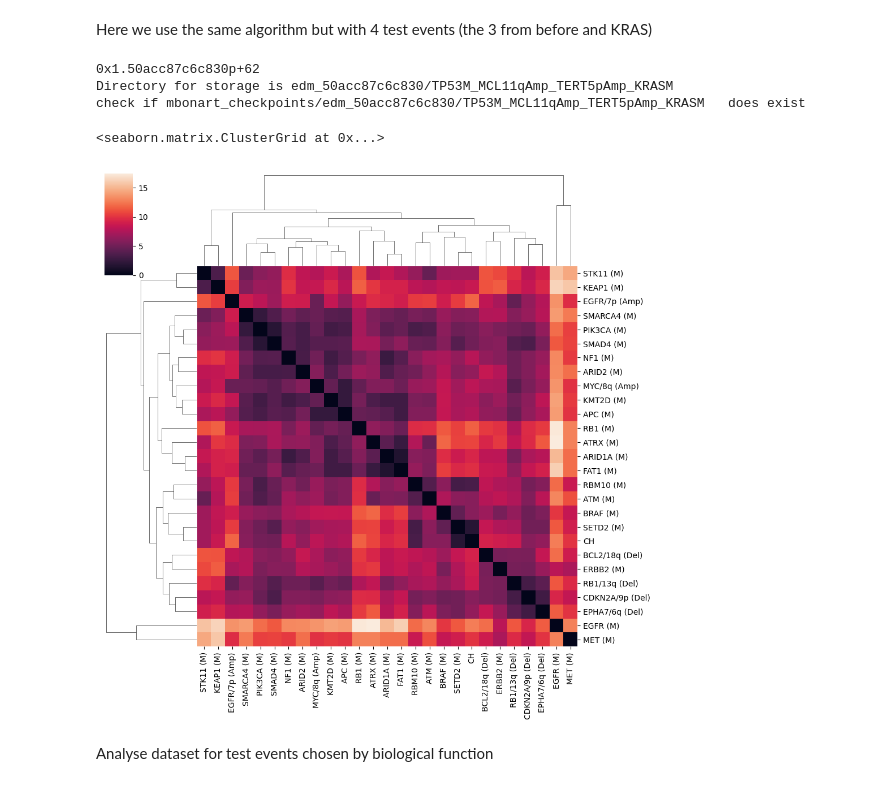
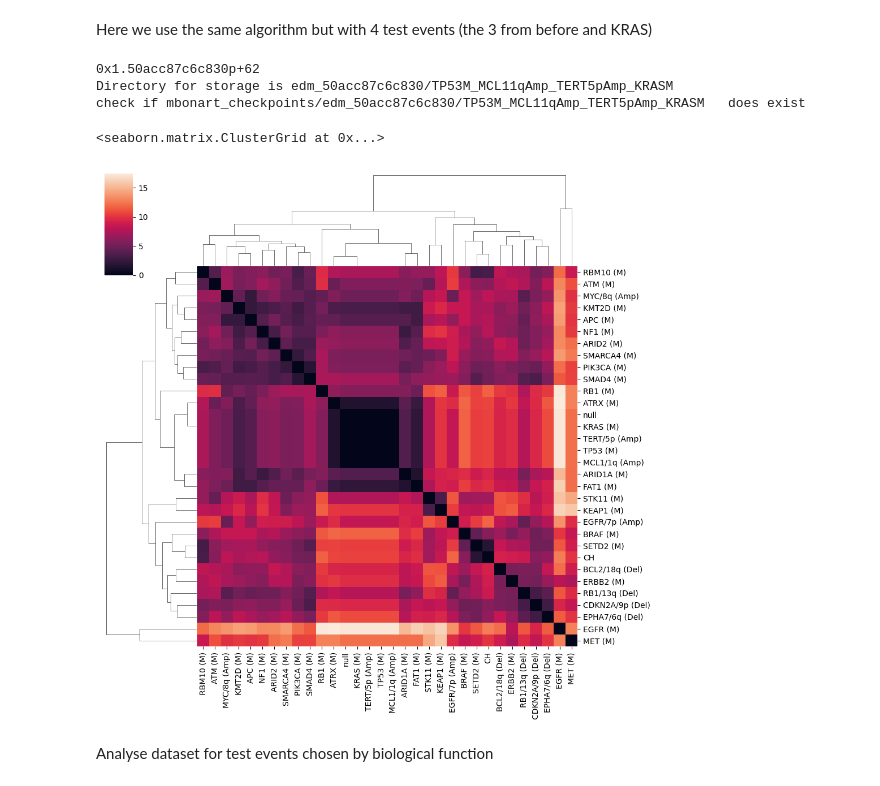
Before and after one commit to MichaelBonart/BachelorThesis, a Jupyter notebook: src/genie16_analysis.ipynb, the cells around one changed output. Drawn from its saved outputs; the diff is of its cells as text; code cells hidden in the pictures.

Commit message:
added event domain extension

```diff
--- a/src/genie16_analysis.ipynb
+++ b/src/genie16_analysis.ipynb
@@ -58,14 +59,14 @@ sns.clustermap(dist_measurer._dist_mat)
 # %% [markdown]
 Here we use the same algorithm but with 4 test events (the 3 from before and KRAS)
 # %%
-distance_measurer2=edm.getDistMeasurer(input, n_test_events=4)
+distance_measurer2=edm.getDistMeasurer(input, n_test_events=4, extended_event_domain=True)
 sns.clustermap(distance_measurer2._dist_mat)
 # %% [output]
 0x1.50acc87c6c830p+62
 Directory for storage is edm_50acc87c6c830/TP53M_MCL11qAmp_TERT5pAmp_KRASM
 check if mbonart_checkpoints/edm_50acc87c6c830/TP53M_MCL11qAmp_TERT5pAmp_KRASM   does exist
 <seaborn.matrix.ClusterGrid at 0x...>
-[figure, old version]
+[figure, new version]
 # %% [markdown]
 Analyse dataset for test events chosen by biological function
 # %%
```
Also changed, not shown: parts of 6 cells of this notebook, 7 other files.
